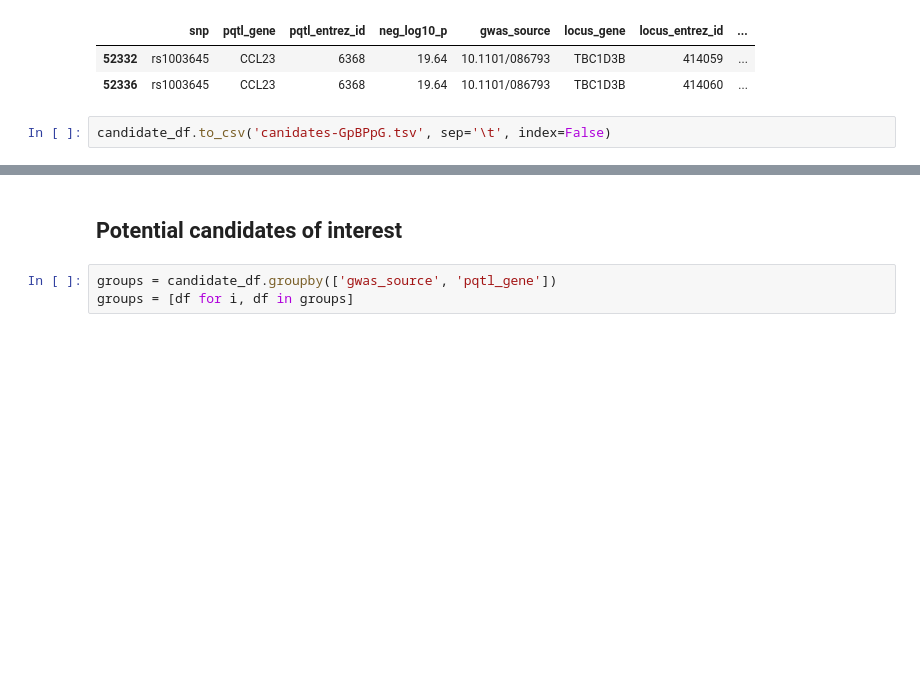
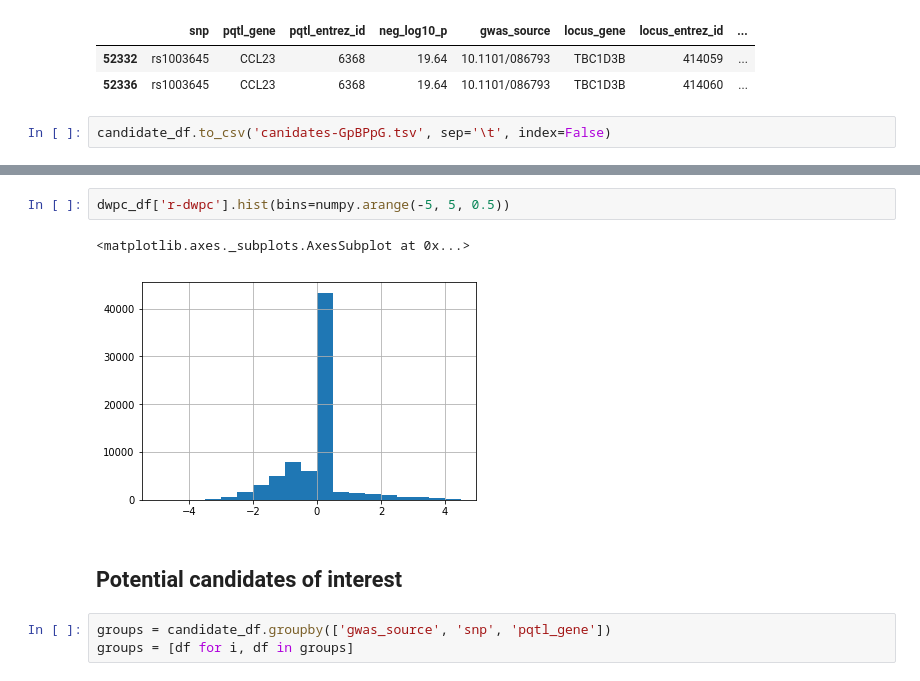
Before and after one commit to greenelab/connectivity-search-analyses, a Jupyter notebook: data/pqtl/02.analyze-GpBPpG.ipynb, the cells around one changed output, grey strips where cells are left out. Saved outputs shown, nothing was run; the diff lists cells and outputs as text; blank space fills up the shorter version.

```diff
--- a/data/pqtl/02.analyze-GpBPpG.ipynb
+++ b/data/pqtl/02.analyze-GpBPpG.ipynb
@@ -159,7 +169,12 @@ candidate_df.to_csv('canidates-GpBPpG.tsv', sep='\t', index=False)
+# %%
+dwpc_df['r-dwpc'].hist(bins=numpy.arange(-5, 5, 0.5))
+# %% [output]
+<matplotlib.axes._subplots.AxesSubplot at 0x...>
+[figure, added]
 # %% [markdown]
 ## Potential candidates of interest
 # %%
-groups = candidate_df.groupby(['gwas_source', 'pqtl_gene'])
+groups = candidate_df.groupby(['gwas_source', 'snp', 'pqtl_gene'])
 groups = [df for i, df in groups]
 # %%
 groups[2]
```
Also changed, not shown: parts of 7 cells of this notebook.
